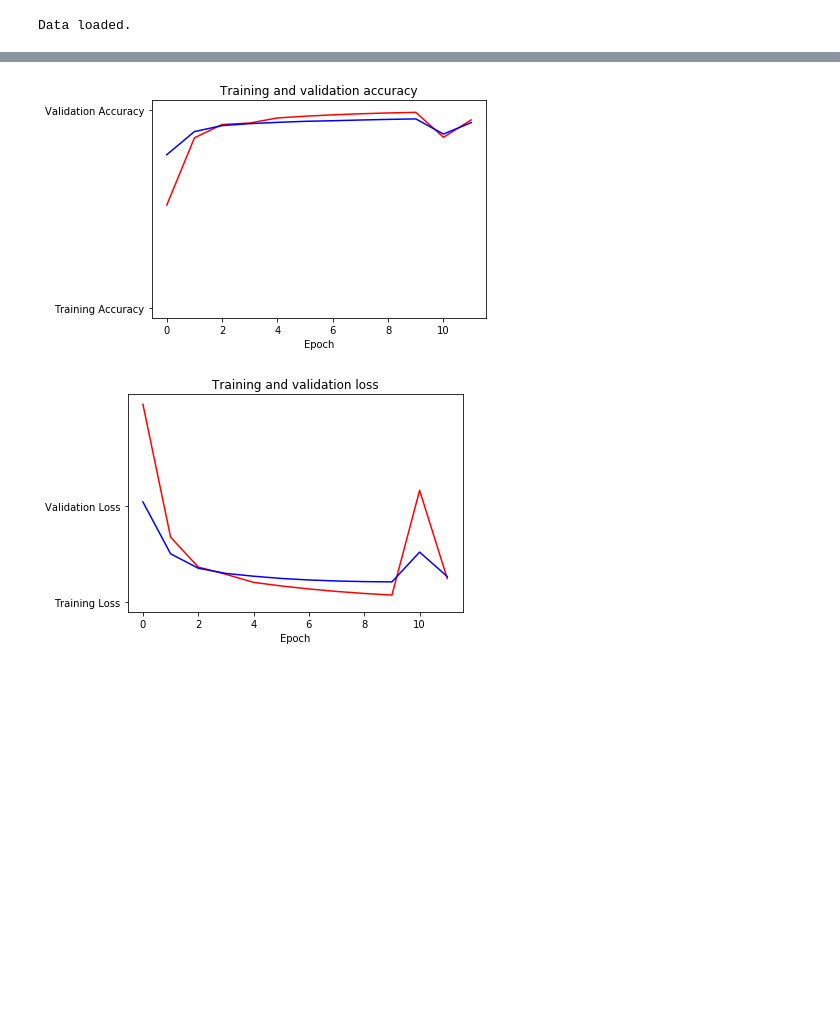
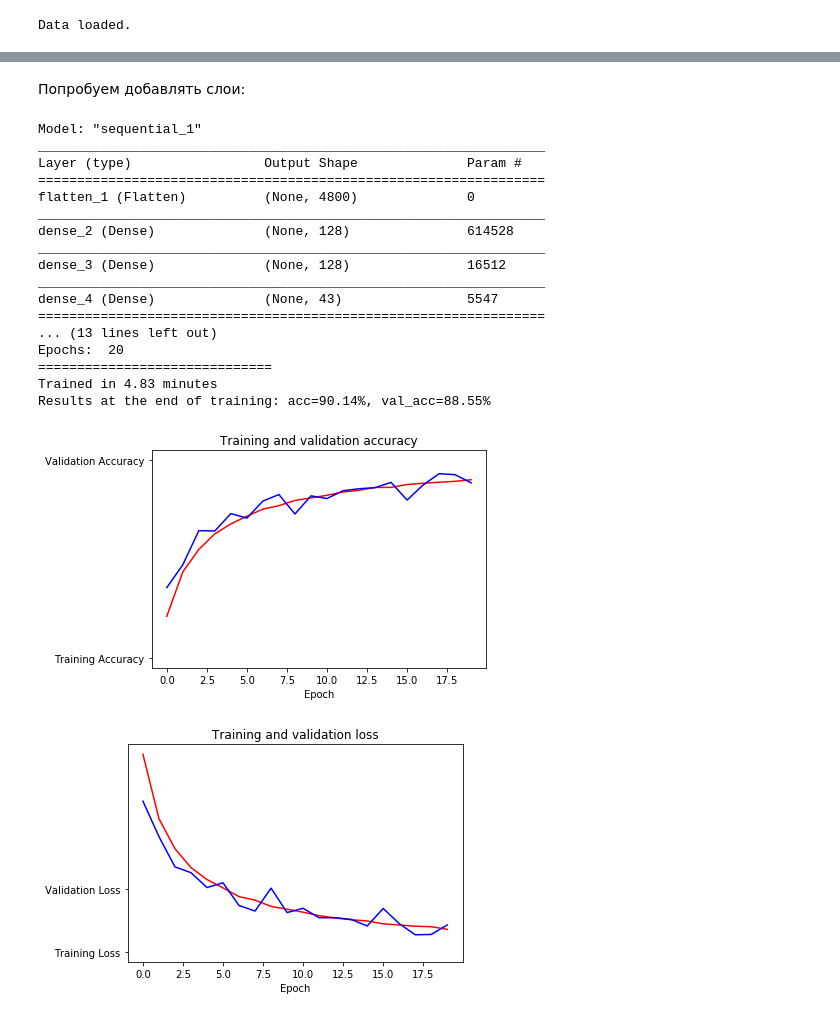
Before and after one commit to kormang/gtsrb-dl-labs, a Jupyter notebook: lab2/src/gtsc-keras-lab2-fcnn.ipynb, the cells around one changed output, grey strips where cells are left out. Cells and saved outputs as stored; diff of their text form; code cells hidden in the pictures; blank space fills up the shorter version.

```diff
--- a/lab2/src/gtsc-keras-lab2-fcnn.ipynb
+++ b/lab2/src/gtsc-keras-lab2-fcnn.ipynb
@@ -184,0 +213,17 @@ class StopOnAccReachedCallback(tf.keras.callbacks.Callback):
+# %%
+def show_layers(model):
+    print('Name\t\t\tOutput shape\t\t\tActivation\t\t\tInitializer')
+    for l in model.layers:
+        print('{0}({1})\t\t{2}\t\t\t{3}\t\t\t{4}'
+            .format(l.name,
+              l.__class__.__name__,
+              l.output_shape,
+              l.activation.__name__ if hasattr(l, 'activation') else '<none>',
+              l.kernel_initializer.__class__.__name__ if hasattr(l, 'kernel_initializer') else '<none>'))
+
+
+def custom_summary(model):
+    model.summary()
+    show_layers(model)
+# %%
+VERBOSE=0
@@ -252,28 +297,35 @@ Trained in 29.70 minutes
-# %%
-def plot(history):
-    %matplotlib inline
-
-    import matplotlib.image  as mpimg
-    import matplotlib.pyplot as plt
-
-    acc=history.history['acc']
-    val_acc=history.history['val_acc']
-    loss=history.history['loss']
-    val_loss=history.history['val_loss']
-    epochs=range(len(acc))
-
-    plt.plot(epochs, acc, 'r', "Training Accuracy")
-    plt.plot(epochs, val_acc, 'b', "Validation Accuracy")
-    plt.title('Training and validation accuracy')
-    plt.xlabel('Epoch')
-    plt.figure()
-
-    plt.plot(epochs, loss, 'r', "Training Loss")
-    plt.plot(epochs, val_loss, 'b', "Validation Loss")
-    plt.xlabel('Epoch')
-    plt.title('Training and validation loss')
-
-plot(history)
-# %% [output]
-[figure, removed]
-[figure, removed]
+# %% [markdown]
+Попробуем добавлять слои:
+# %%
+kernel_initializer='glorot_uniform'
+optimizer=RMSprop(learning_rate=0.001)
+epochs=20
+
+model = tf.keras.models.Sequential([
+    Flatten(input_shape=TARGET_SIZE + (3,)),
+    Dense(128, activation='relu', kernel_initializer=kernel_initializer),
+    Dense(128, activation='relu', kernel_initializer=kernel_initializer),
+    Dense(43, activation='softmax')
+])
+
+train_model(model, kernel_initializer, optimizer, epochs)
+# %% [output]
+Model: "sequential_1"
+_________________________________________________________________
+Layer (type)                 Output Shape              Param #
+=================================================================
+flatten_1 (Flatten)          (None, 4800)              0
+_________________________________________________________________
+dense_2 (Dense)              (None, 128)               614528
+_________________________________________________________________
+dense_3 (Dense)              (None, 128)               16512
+_________________________________________________________________
+dense_4 (Dense)              (None, 43)                5547
+=================================================================
+... (13 lines left out)
+Epochs:  20
+==============================
+Trained in 4.83 minutes
+Results at the end of training: acc=90.14%, val_acc=88.55%
+[figure, added]
+[figure, added]
```
Also changed, not shown: parts of 46 cells of this notebook, 3 other files.
